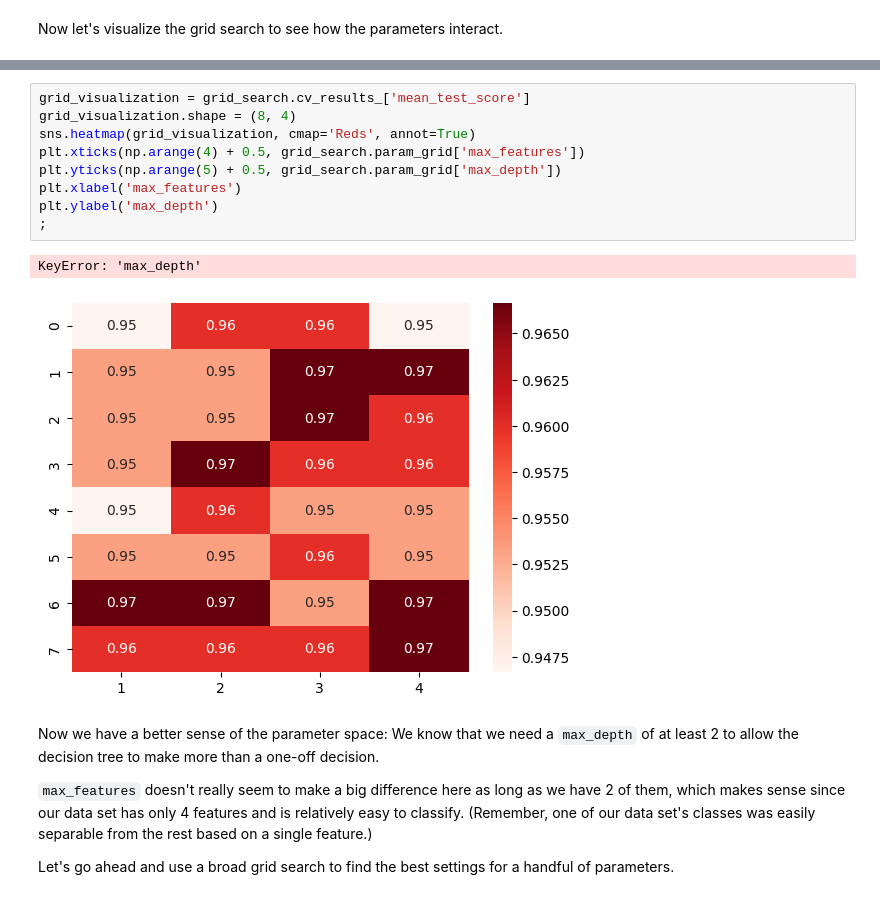
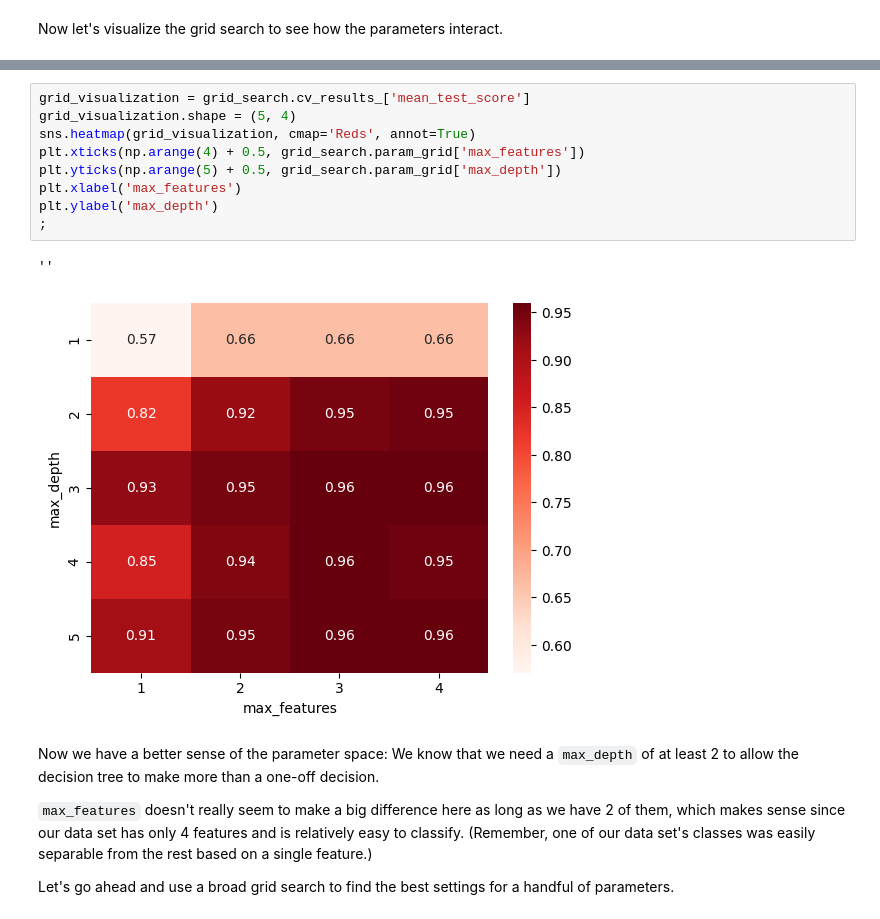
Before and after one commit to ValRCS/RTU_Data_Analysis_Visualization_CPD, a Jupyter notebook: notebooks/day4_Irises_Data_Analysis_Workflow_Classification_Clustering.ipynb, the cells around one changed output, grey strips where cells are left out. Saved outputs shown, nothing was run; the diff lists cells and outputs as text.

```diff
--- a/notebooks/day4_Irises_Data_Analysis_Workflow_Classification_Clustering.ipynb
+++ b/notebooks/day4_Irises_Data_Analysis_Workflow_Classification_Clustering.ipynb
@@ -1161,15 +1211,15 @@ array([0.59      , 0.64428571, 0.66428571, 0.66428571, 0.77238095,
 # %%
 grid_visualization = grid_search.cv_results_['mean_test_score']
-grid_visualization.shape = (8, 4)
+grid_visualization.shape = (5, 4)
 sns.heatmap(grid_visualization, cmap='Reds', annot=True)
 plt.xticks(np.arange(4) + 0.5, grid_search.param_grid['max_features'])
 plt.yticks(np.arange(5) + 0.5, grid_search.param_grid['max_depth'])
 plt.xlabel('max_features')
 plt.ylabel('max_depth')
 ;
 # %% [output]
-KeyError: 'max_depth'
+''
-[figure, old version]
+[figure, new version]
 # %% [markdown]
 Now we have a better sense of the parameter space: We know that we need a `max_depth` of at least 2 to allow the decision tree to make more than a one-off decision.
 
```
Also changed, not shown: parts of 20 cells of this notebook.
